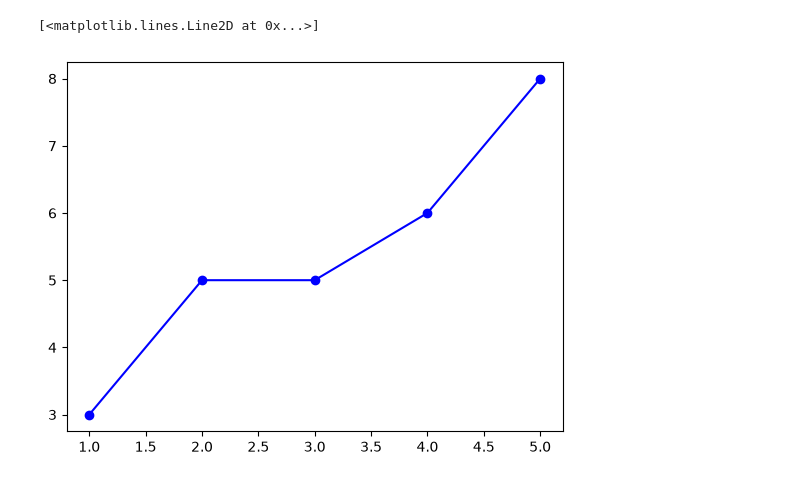
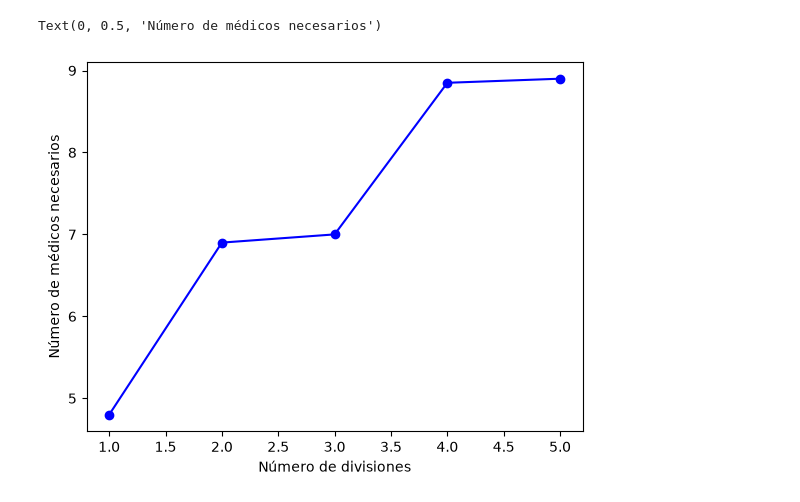
Before and after one commit to robertohincapie/Curso_TAIA, a Jupyter notebook: Modelo_prescriptivo_1.ipynb, the cells around one changed output. Drawn from its saved outputs; the diff is of its cells as text; code cells hidden in the pictures.

Commit message:
Corrida del archivo de analitica prescriptiva con 6 particiones

```diff
--- a/Modelo_prescriptivo_1.ipynb
+++ b/Modelo_prescriptivo_1.ipynb
@@ -14,8 +16,8 @@ Restricted license - for non-production use only - expires 2027-11-29
 Gurobi disponible: True
 # %%
 # Generación del escenario de usuarios
-def escenario(m=20, #Número de usuarios
-              n=10, #Número de médicos
+def escenario(m=40, #Número de usuarios
+              n=20, #Número de médicos
               dt=10, #Intervalo de tiempo
               K=144,  #Número de intervalos de Tiempo
               velocidad=30, #Velocidad de los carros médicos en unidades de km/hora
@@ -182,21 +184,26 @@ def problemaLP(S):
         prob+=suma<=M*y[j], f'El Doctor {j} atiende si está activo'
     print('Problema construido, solucionando')
     solver = GUROBI(
-        msg=True,
+        msg=False,
         timeLimit=400,
         gapRel=0.001
     )
-    prob.solve()
+    prob.solve(solver)
     return prob.objective.value()
 #problemaLP(S)
 # %%
 S=escenario()
-L=[]
+L=[1,2,3,4,5]
 N=[]
-for i in [1,2,3,4,5]:
-    print('Procediendo con '+str(i)+' particiones')
-    scen=partir_escenario_posicion(S, i)
-    ni=[problemaLP(si) for si in scen]
-    L.append(i)
-    N.append(np.sum(ni))
+tmp={i:[] for i in L}
+for k in range(20): #Vamos a hacer un total de 20 simulaciones
+    print('Corrida ',k)
+    S=escenario()
+    for i in L:
+        print('Procediendo con '+str(i)+' particiones')
+        scen=partir_escenario_posicion(S, i)
+        ni=[problemaLP(si) for si in scen]
+        tmp[i].append(np.sum(ni))
+for i in L:
+    N.append(np.mean(tmp[i]))
 # %% [output]
@@ -221,5 +248,7 @@ Problema construido, solucionando
 # %%
 plt.plot(L,N,'o-b')
+plt.xlabel('Número de divisiones')
+plt.ylabel('Número de médicos necesarios')
 # %% [output]
-[<matplotlib.lines.Line2D at 0x...>]
+Text(0, 0.5, 'Número de médicos necesarios')
-[figure, old version]
+[figure, new version]
```
Also changed, not shown: parts of 4 cells of this notebook.
